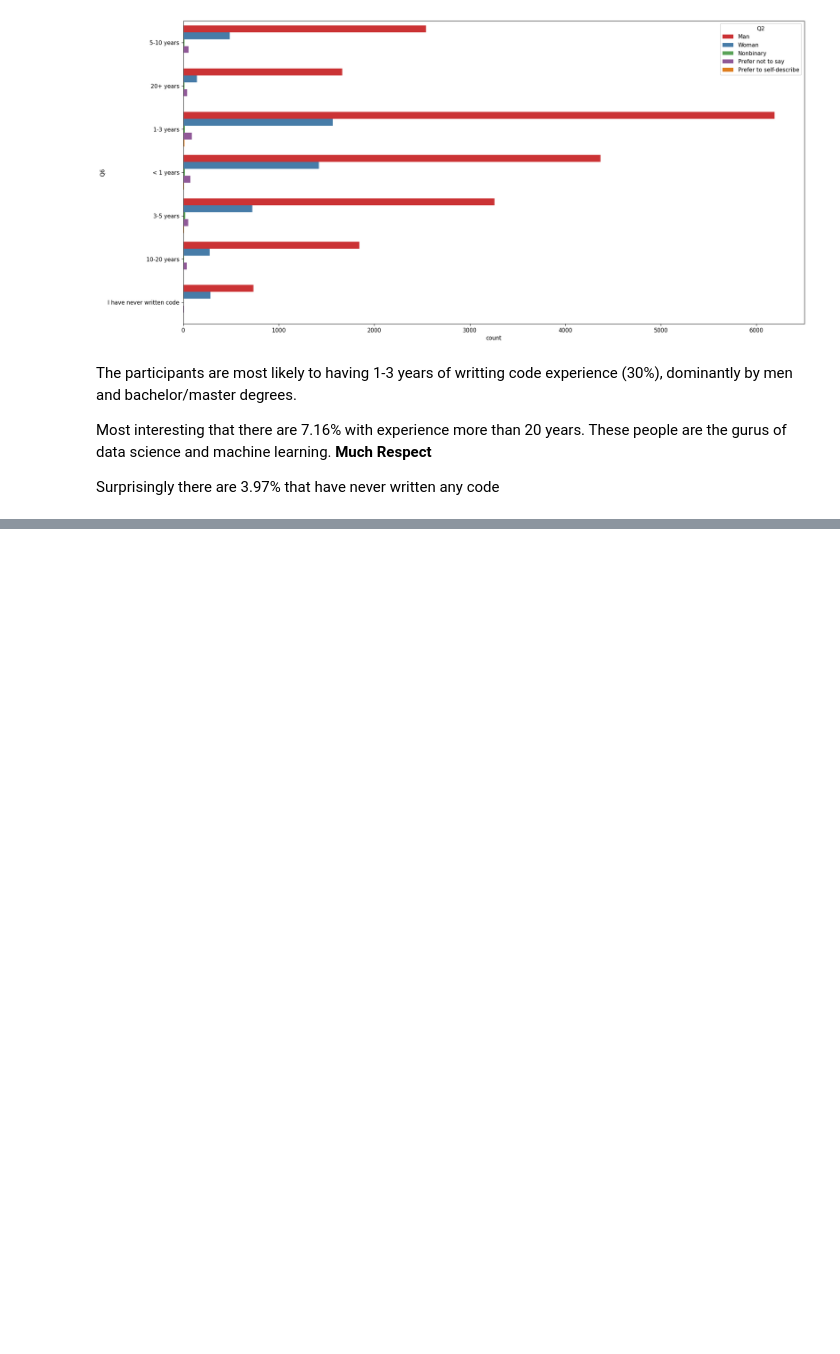
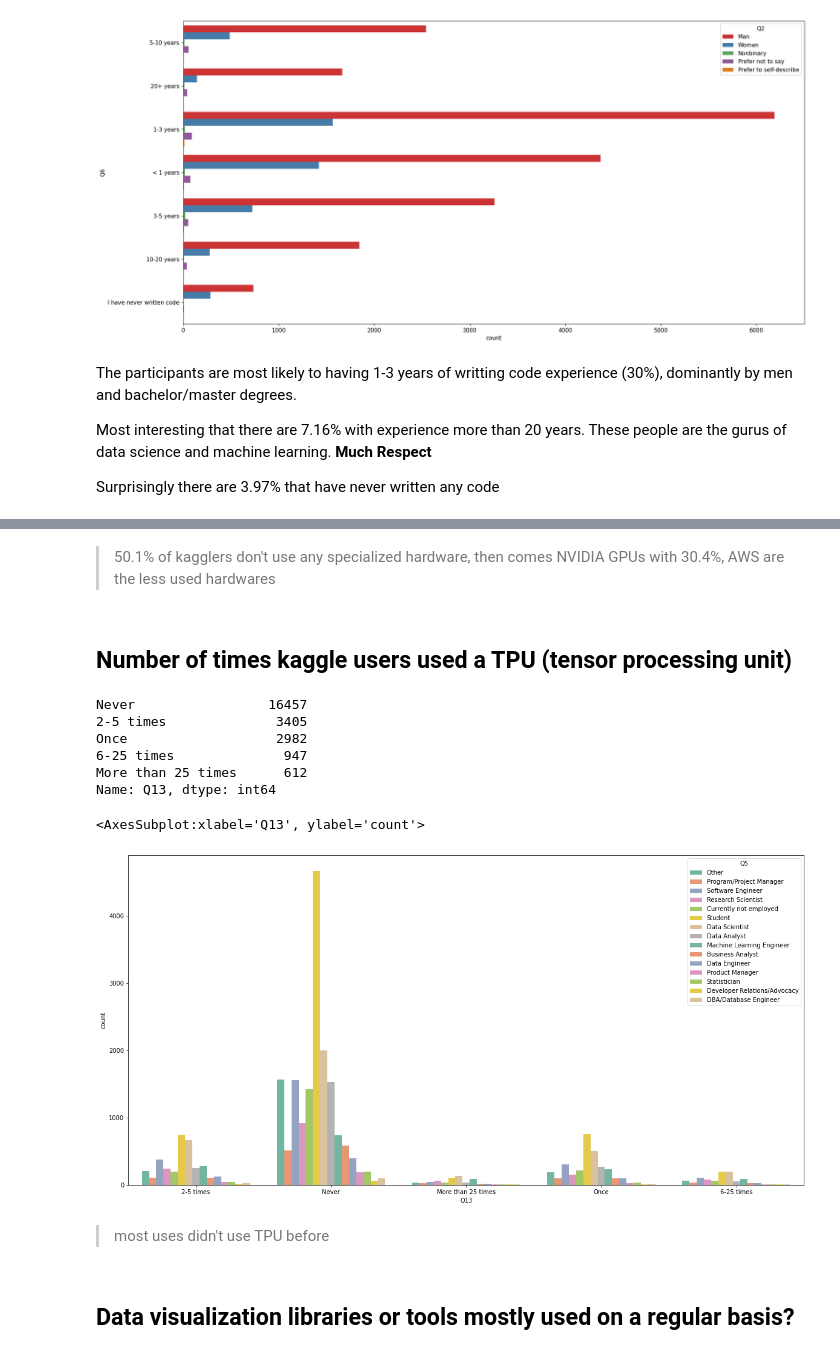
Before and after one commit to oussamaouardini/Kaggle-Machine-Learning-Data-Science-Survey-2021, a Jupyter notebook: kaggle-machine-learning-data-science-survey-2021.ipynb, the cells around one changed output, grey strips where cells are left out. Drawn from its saved outputs; the diff is of its cells as text; code cells hidden in the pictures; blank space fills up the shorter version.

```diff
--- a/kaggle-machine-learning-data-science-survey-2021.ipynb
+++ b/kaggle-machine-learning-data-science-survey-2021.ipynb
@@ -285,0 +592,23 @@ Surprisingly there are 3.97% that have never written any code
+# %% [markdown]
+> 50.1% of kagglers don't use any specialized hardware, then comes NVIDIA GPUs with 30.4%, AWS are the less used hardwares
+# %% [markdown]
+## Number of times kaggle users used a TPU (tensor processing unit)
+# %%
+data["Q13"].value_counts()
+# %% [output]
+Never                 16457
+2-5 times              3405
+Once                   2982
+6-25 times              947
+More than 25 times      612
+Name: Q13, dtype: int64
+# %%
+plt.figure(figsize= (20, 10))
+sns.countplot(x= 'Q13', data= data, hue="Q5", palette="Set2")
+# %% [output]
+<AxesSubplot:xlabel='Q13', ylabel='count'>
+[figure, added]
+# %% [markdown]
+> most uses didn't use TPU before
+# %% [markdown]
+## Data visualization libraries or tools mostly used on a regular basis?
```
Also changed, not shown: parts of 46 cells of this notebook.
